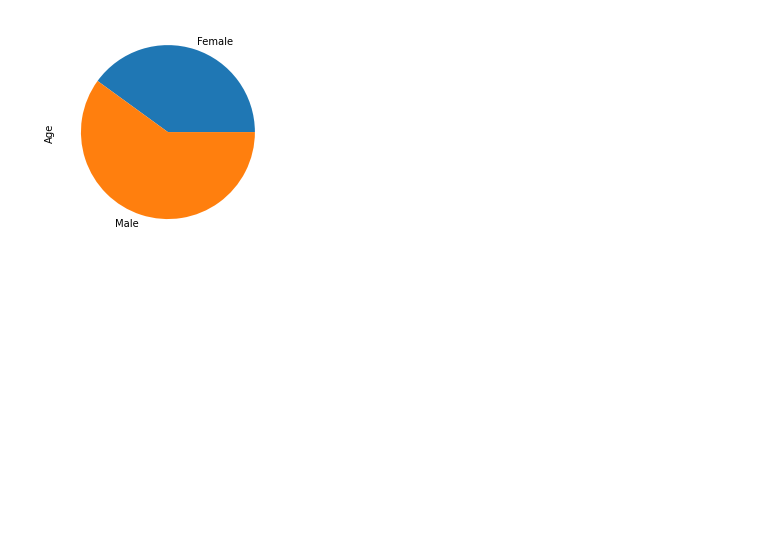
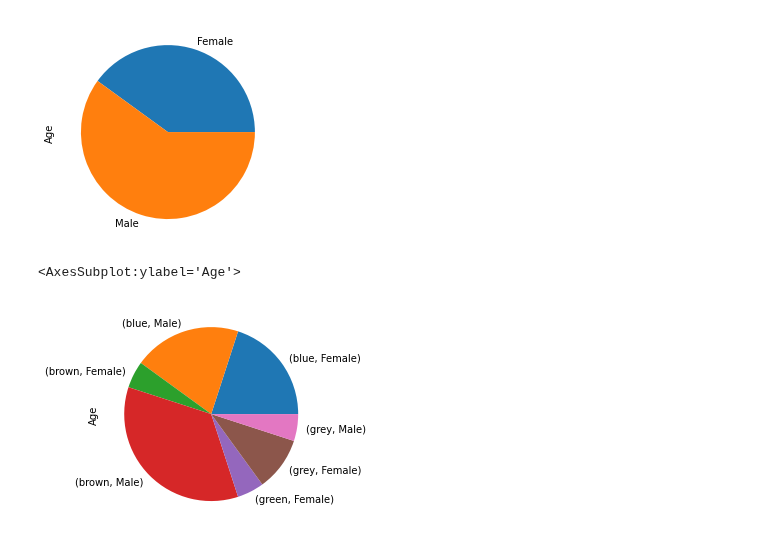
Before and after one commit to ssciwr/jupyter-data-exploration-live, a Jupyter notebook: part2.ipynb, the cells around one changed output. Saved outputs shown, nothing was run; the diff lists cells and outputs as text; code cells hidden in the pictures; blank space fills up the shorter version.

```diff
--- a/part2.ipynb
+++ b/part2.ipynb
@@ -600,4 +600,10 @@ df.groupby(["Sex"])["Age"].count().plot.pie()
 [figure]
 # %%
 # multigroup
-df.
+multigroup = df.groupby(["Eye colour", "Sex"])["Age"].count()
+# %%
+# one plotting option
+multigroup.plot.pie()
+# %% [output]
+<AxesSubplot:ylabel='Age'>
+[figure, added]
```
Also changed, not shown: parts of 2 cells of this notebook.
